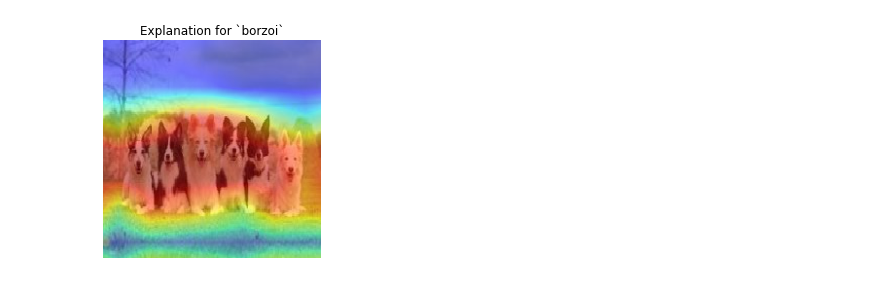
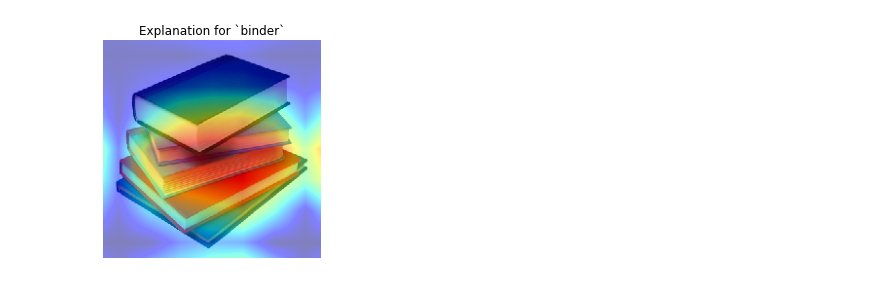
Before and after one commit to deshanchathusanka/SIDU_XAI_CODE, a Jupyter notebook: Research.ipynb, the cells around one changed output. Drawn from its saved outputs; the diff is of its cells as text; code cells hidden in the pictures.

```diff
--- a/Research.ipynb
+++ b/Research.ipynb
@@ -199,7 +205,7 @@ elif model_eval == 'Vgg16':
 
 ## reading the image from  the folder
 # read_path = join('test_images', 'water-bird.JPEG')
-read_path = join('test_images', 'multiple_dogs.jpg')
+read_path = join('images', 'book.jpg')
 
 ### load the image
 
@@ -252 +264 @@ plt.show()
-[figure, old version]
+[figure, new version]
```
Also changed, not shown: parts of 2 cells of this notebook.
